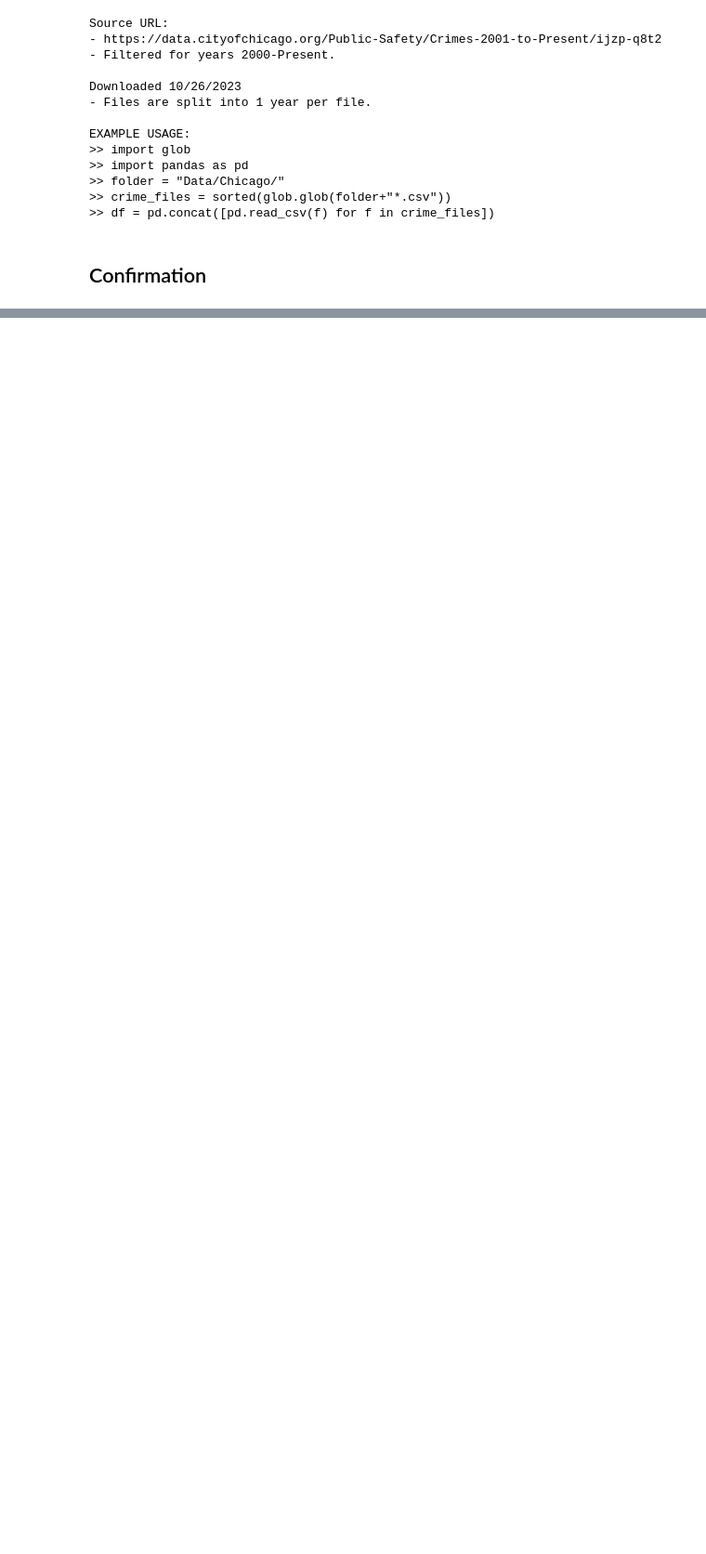
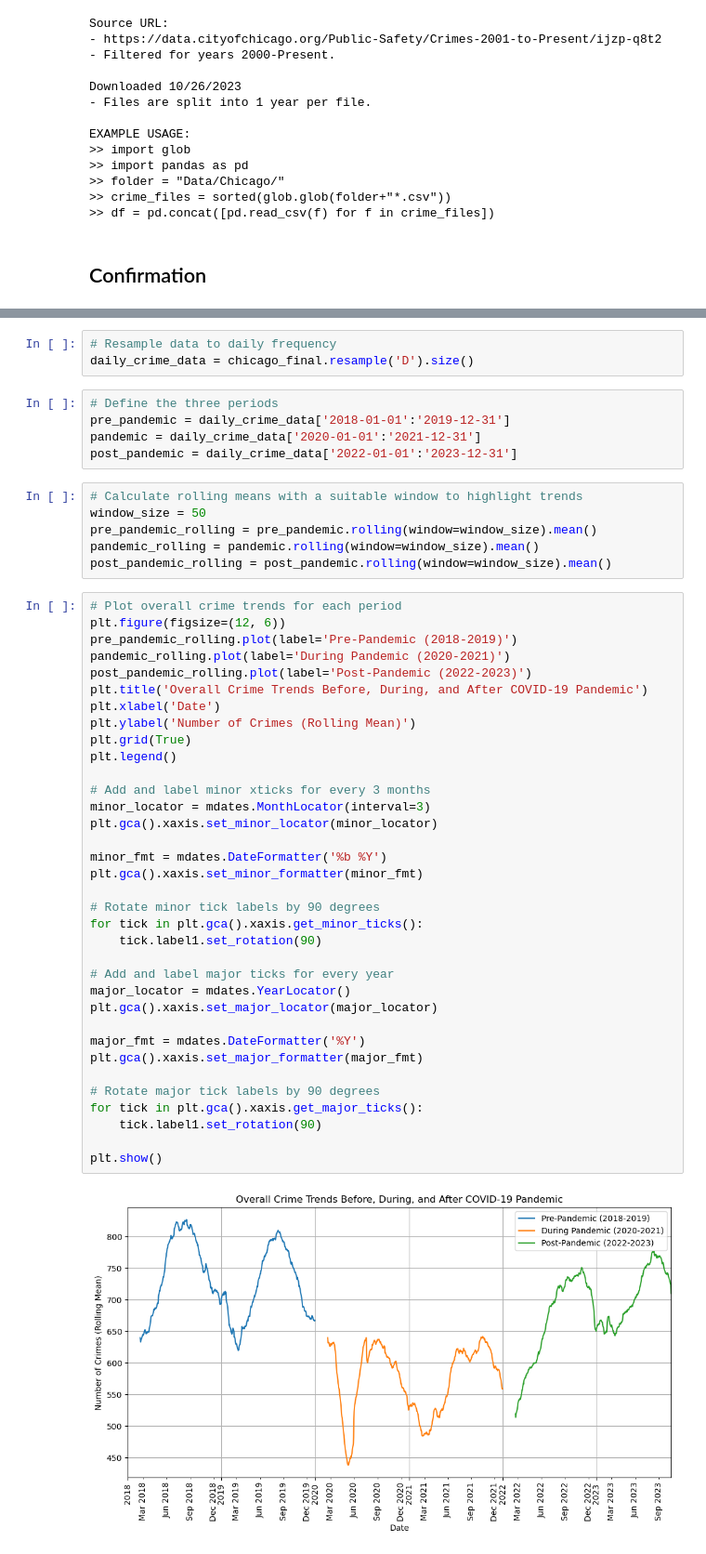
Before and after one commit to A-Kutscher/Chicago-Crime-Data, a Jupyter notebook: Chicago Crime Data -- AK.ipynb, the cells around one changed output, grey strips where cells are left out. Shown: that part at 93% size. Drawn from its saved outputs; the diff is of its cells as text; blank space fills up the shorter version.

```diff
--- a/Chicago Crime Data -- AK.ipynb
+++ b/Chicago Crime Data -- AK.ipynb
@@ -348,0 +434,51 @@ Name: Date, dtype: int64
+# %%
+# Resample data to daily frequency
+daily_crime_data = chicago_final.resample('D').size()
+# %%
+# Define the three periods
+pre_pandemic = daily_crime_data['2018-01-01':'2019-12-31']
+pandemic = daily_crime_data['2020-01-01':'2021-12-31']
+post_pandemic = daily_crime_data['2022-01-01':'2023-12-31']
+# %%
+# Calculate rolling means with a suitable window to highlight trends
+window_size = 50
+pre_pandemic_rolling = pre_pandemic.rolling(window=window_size).mean()
+pandemic_rolling = pandemic.rolling(window=window_size).mean()
+post_pandemic_rolling = post_pandemic.rolling(window=window_size).mean()
+# %%
+# Plot overall crime trends for each period
+plt.figure(figsize=(12, 6))
+pre_pandemic_rolling.plot(label='Pre-Pandemic (2018-2019)')
+pandemic_rolling.plot(label='During Pandemic (2020-2021)')
+post_pandemic_rolling.plot(label='Post-Pandemic (2022-2023)')
+plt.title('Overall Crime Trends Before, During, and After COVID-19 Pandemic')
+plt.xlabel('Date')
+plt.ylabel('Number of Crimes (Rolling Mean)')
+plt.grid(True)
+plt.legend()
+
+# Add and label minor xticks for every 3 months
+minor_locator = mdates.MonthLocator(interval=3)
+plt.gca().xaxis.set_minor_locator(minor_locator)
+
+minor_fmt = mdates.DateFormatter('%b %Y')
+plt.gca().xaxis.set_minor_formatter(minor_fmt)
+
+# Rotate minor tick labels by 90 degrees
+for tick in plt.gca().xaxis.get_minor_ticks():
+    tick.label1.set_rotation(90)
+
+# Add and label major ticks for every year
+major_locator = mdates.YearLocator()
+plt.gca().xaxis.set_major_locator(major_locator)
+
+major_fmt = mdates.DateFormatter('%Y')
+plt.gca().xaxis.set_major_formatter(major_fmt)
+
+# Rotate major tick labels by 90 degrees
+for tick in plt.gca().xaxis.get_major_ticks():
+    tick.label1.set_rotation(90)
+
+plt.show()
+# %% [output]
+[figure, added]
```
Also changed, not shown: parts of 33 cells of this notebook.
